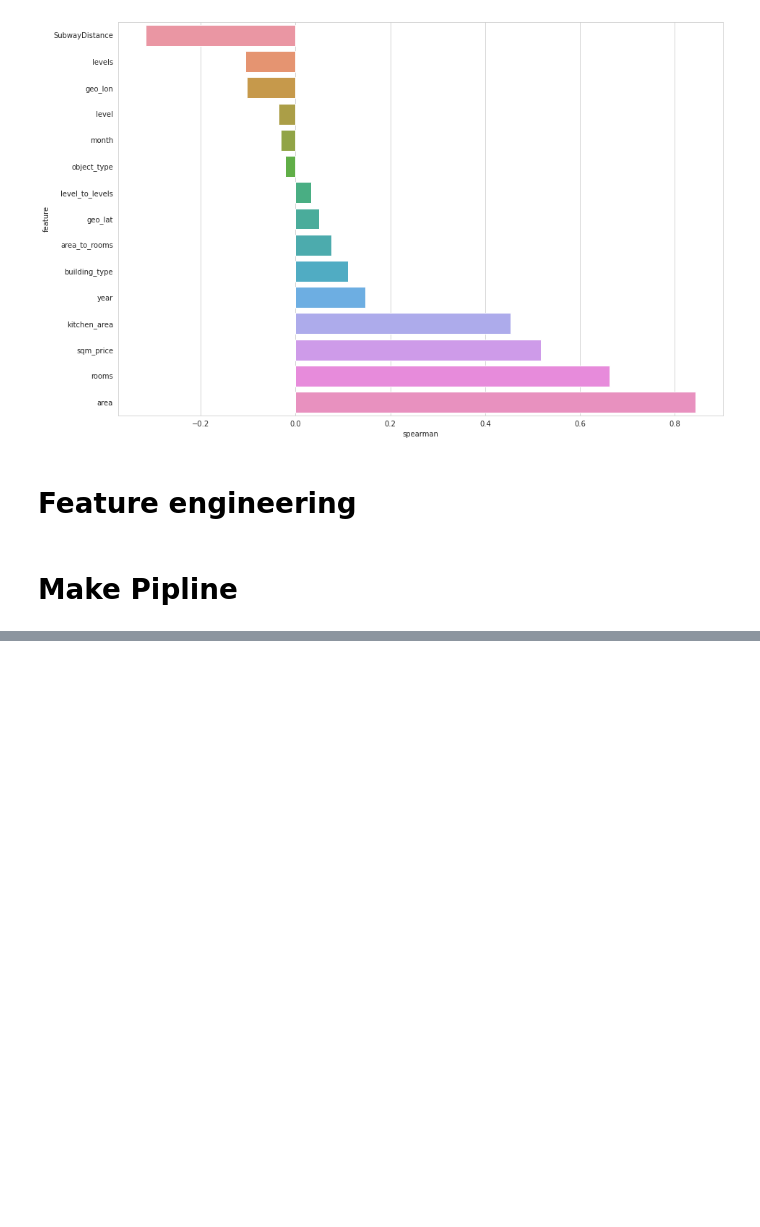
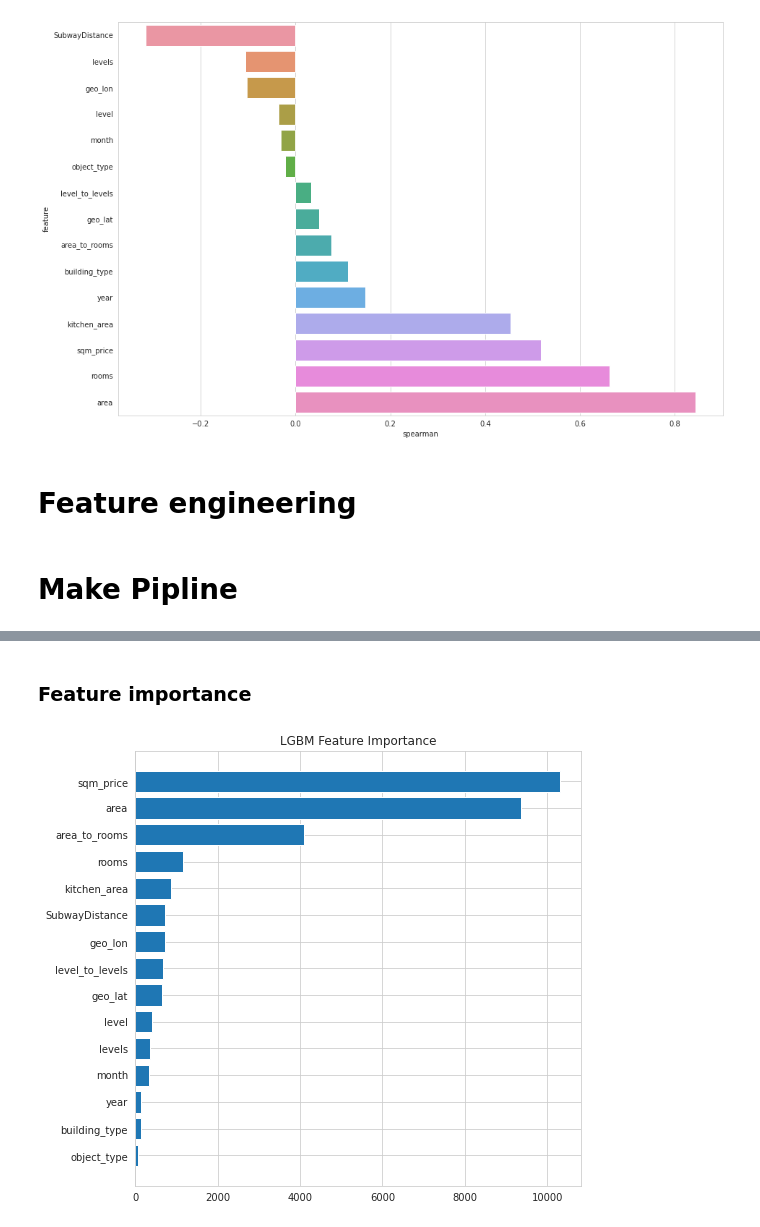
Before and after one commit to dubrovin-sudo/House-prediction, a Jupyter notebook: notebooks/Saint-Peterburg_real_estate.ipynb, the cells around one changed output, grey strips where cells are left out. Drawn from its saved outputs; the diff is of its cells as text; code cells hidden in the pictures; blank space fills up the shorter version.

```diff
--- a/notebooks/Saint-Peterburg_real_estate.ipynb
+++ b/notebooks/Saint-Peterburg_real_estate.ipynb
@@ -130,0 +126,6 @@ draw_scaler(X_full, y_full, features, scaler)
+# %% [markdown]
+### Feature importance
+# %%
+feature_importance(X_full, grid)
+# %% [output]
+[figure, added]
```
Also changed, not shown: parts of 6 cells of this notebook, 4 other files.
